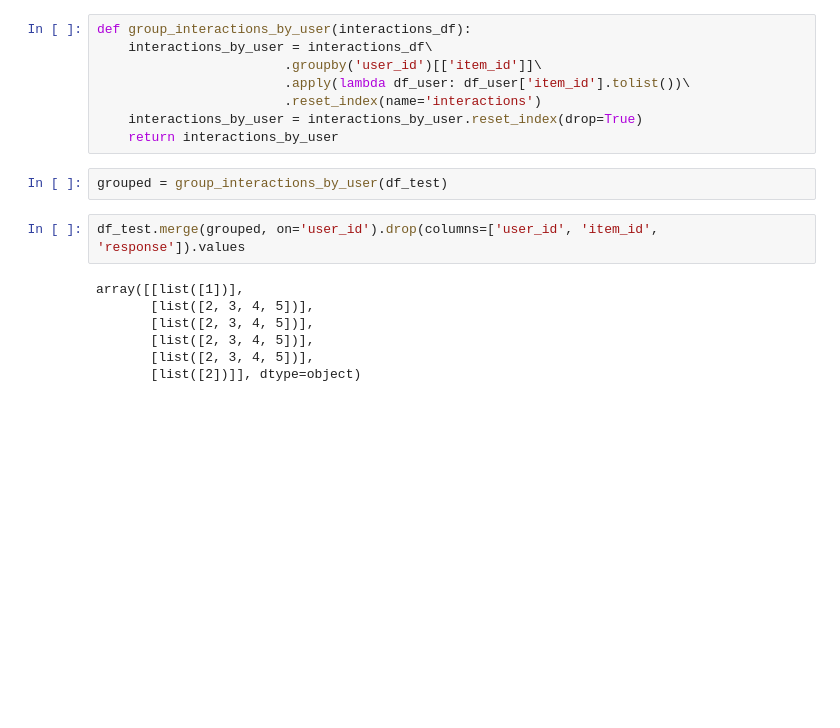
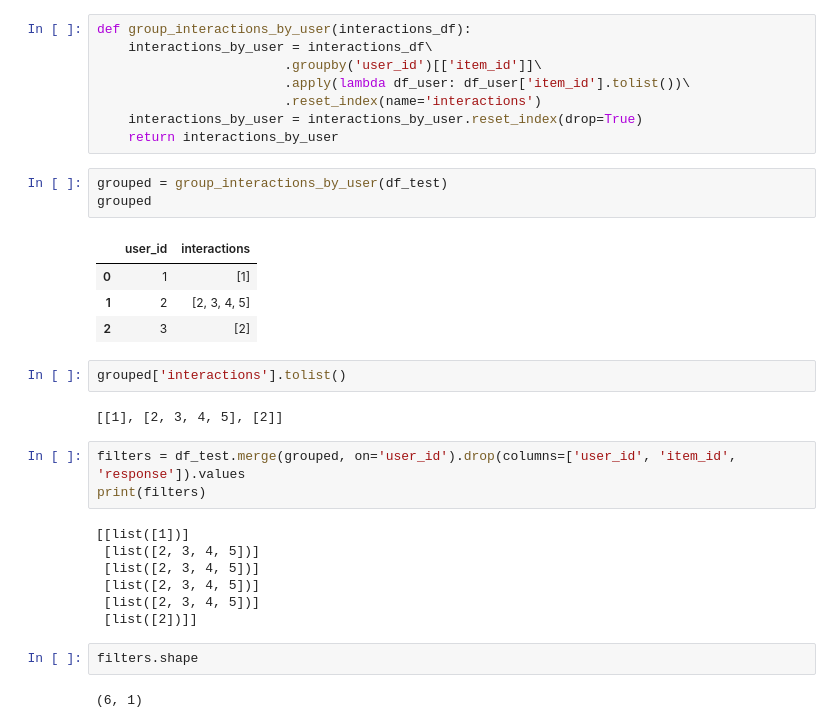
Before and after one commit to GregorioFornetti/Estudos-MAB, a Jupyter notebook: mab2rec/testes_filter_already_consumed.ipynb, the cells around one changed output. Drawn from its saved outputs; the diff is of its cells as text; blank space fills up the shorter version.

```diff
--- a/mab2rec/testes_filter_already_consumed.ipynb
+++ b/mab2rec/testes_filter_already_consumed.ipynb
@@ -88,12 +88,27 @@ def group_interactions_by_user(interactions_df):
     return interactions_by_user
 # %%
 grouped = group_interactions_by_user(df_test)
+grouped
+# %% [output]
+|  | user_id | interactions |
+| 0 | 1 | [1] |
+| 1 | 2 | [2, 3, 4, 5] |
+| 2 | 3 | [2] |
+# %%
+grouped['interactions'].tolist()
+# %% [output]
+[[1], [2, 3, 4, 5], [2]]
 # %%
-df_test.merge(grouped, on='user_id').drop(columns=['user_id', 'item_id', 'response']).values
+filters = df_test.merge(grouped, on='user_id').drop(columns=['user_id', 'item_id', 'response']).values
+print(filters)
 # %% [output]
-array([[list([1])],
-       [list([2, 3, 4, 5])],
-       [list([2, 3, 4, 5])],
-       [list([2, 3, 4, 5])],
-       [list([2, 3, 4, 5])],
-       [list([2])]], dtype=object)
+[[list([1])]
+ [list([2, 3, 4, 5])]
+ [list([2, 3, 4, 5])]
+ [list([2, 3, 4, 5])]
+ [list([2, 3, 4, 5])]
+ [list([2])]]
+# %%
+filters.shape
+# %% [output]
+(6, 1)
```
Also changed, not shown: parts of 14 cells of this notebook, 9 other files.
